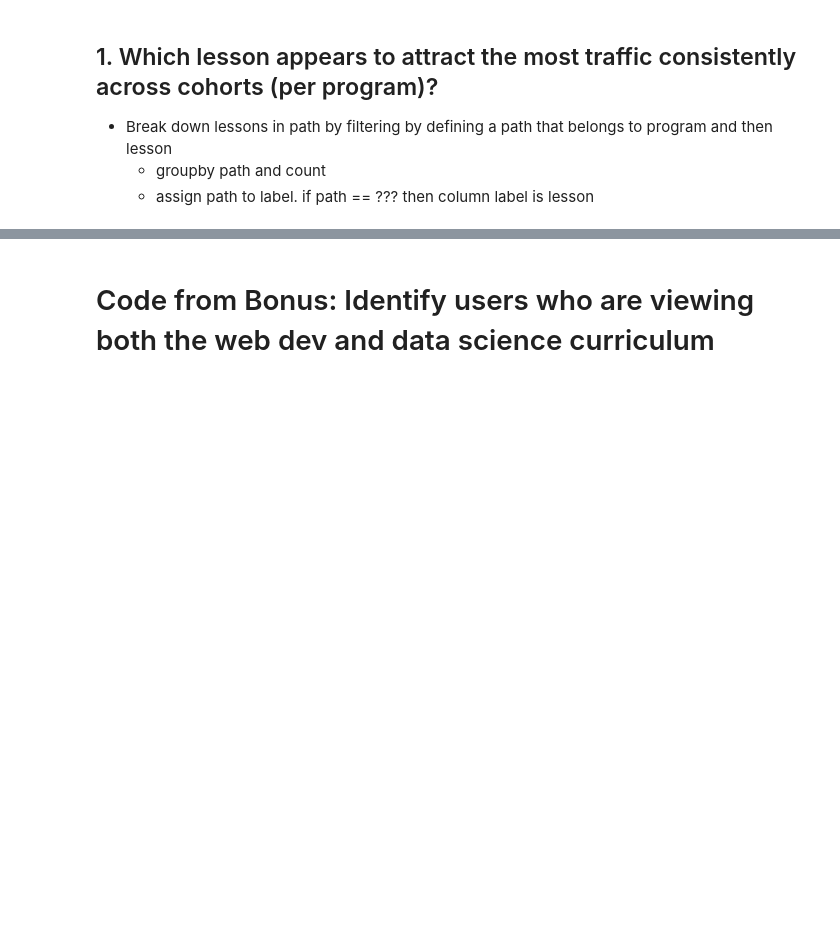
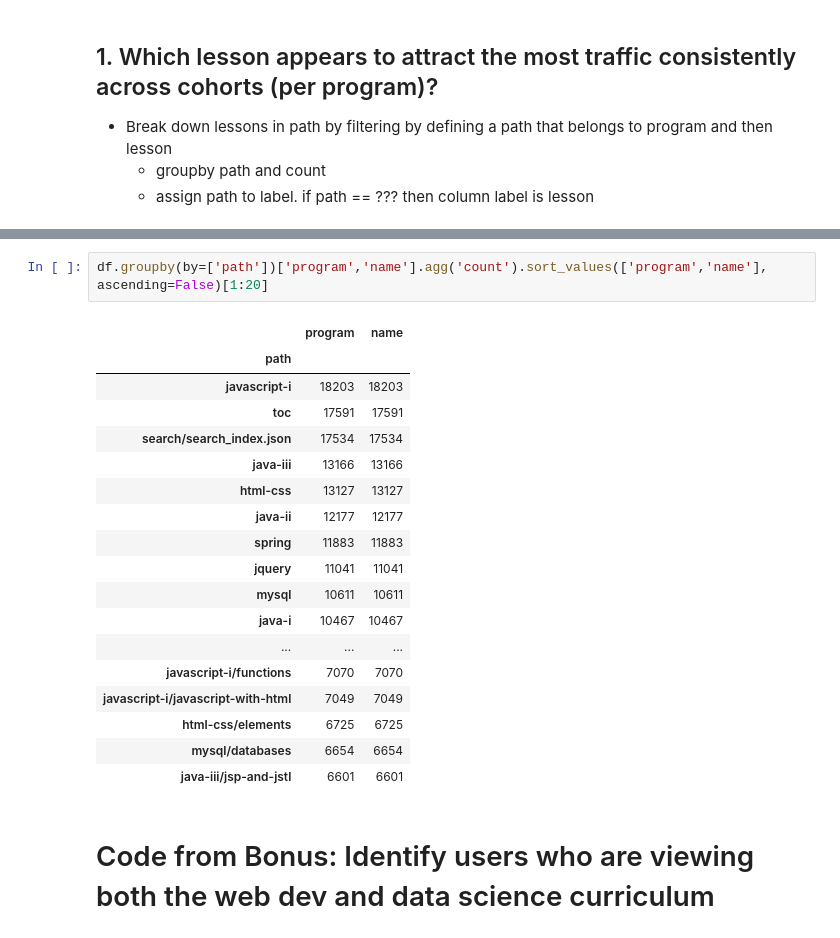
Before and after one commit to daniel-kaniela/anomoly_detection_project, a Jupyter notebook: kan_anomaly_detection_working_copy.ipynb, the cells around one changed output, grey strips where cells are left out. Drawn from its saved outputs; the diff is of its cells as text; blank space fills up the shorter version.

```diff
--- a/kan_anomaly_detection_working_copy.ipynb
+++ b/kan_anomaly_detection_working_copy.ipynb
@@ -71,3 +143,24 @@ df.head()
+# %%
+df.groupby(by=['path'])['program','name'].agg('count').sort_values(['program','name'], ascending=False)[1:20]
+# %% [output]
+|  | program | name |
+| path |  |  |
+| javascript-i | 18203 | 18203 |
+| toc | 17591 | 17591 |
+| search/search_index.json | 17534 | 17534 |
+| java-iii | 13166 | 13166 |
+| html-css | 13127 | 13127 |
+| java-ii | 12177 | 12177 |
+| spring | 11883 | 11883 |
+| jquery | 11041 | 11041 |
+| mysql | 10611 | 10611 |
+| java-i | 10467 | 10467 |
+| ... | ... | ... |
+| javascript-i/functions | 7070 | 7070 |
+| javascript-i/javascript-with-html | 7049 | 7049 |
+| html-css/elements | 6725 | 6725 |
+| mysql/databases | 6654 | 6654 |
+| java-iii/jsp-and-jstl | 6601 | 6601 |
 # %% [markdown]
 # Code from Bonus: Identify users who are viewing both the web dev and data science curriculum
 # %%
```
Also changed, not shown: parts of 11 cells of this notebook.
